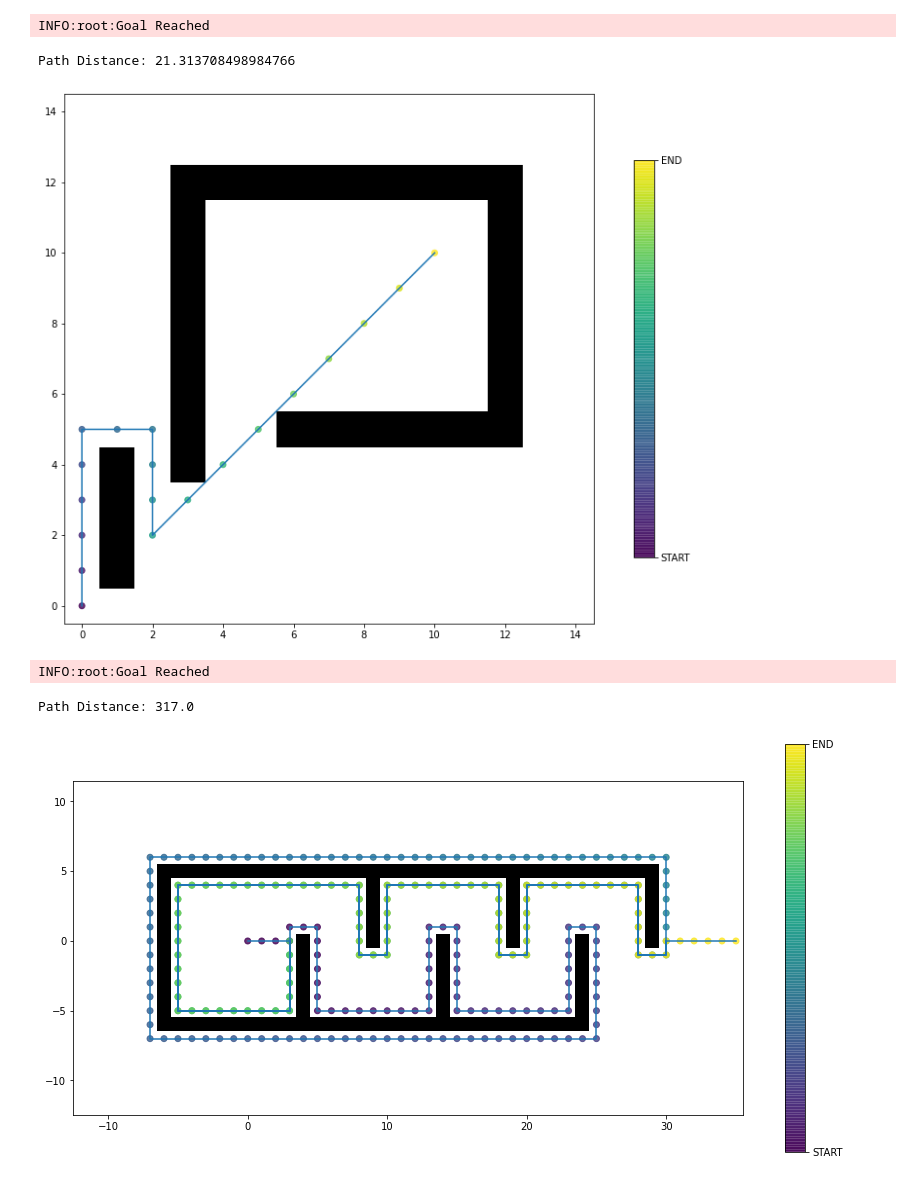
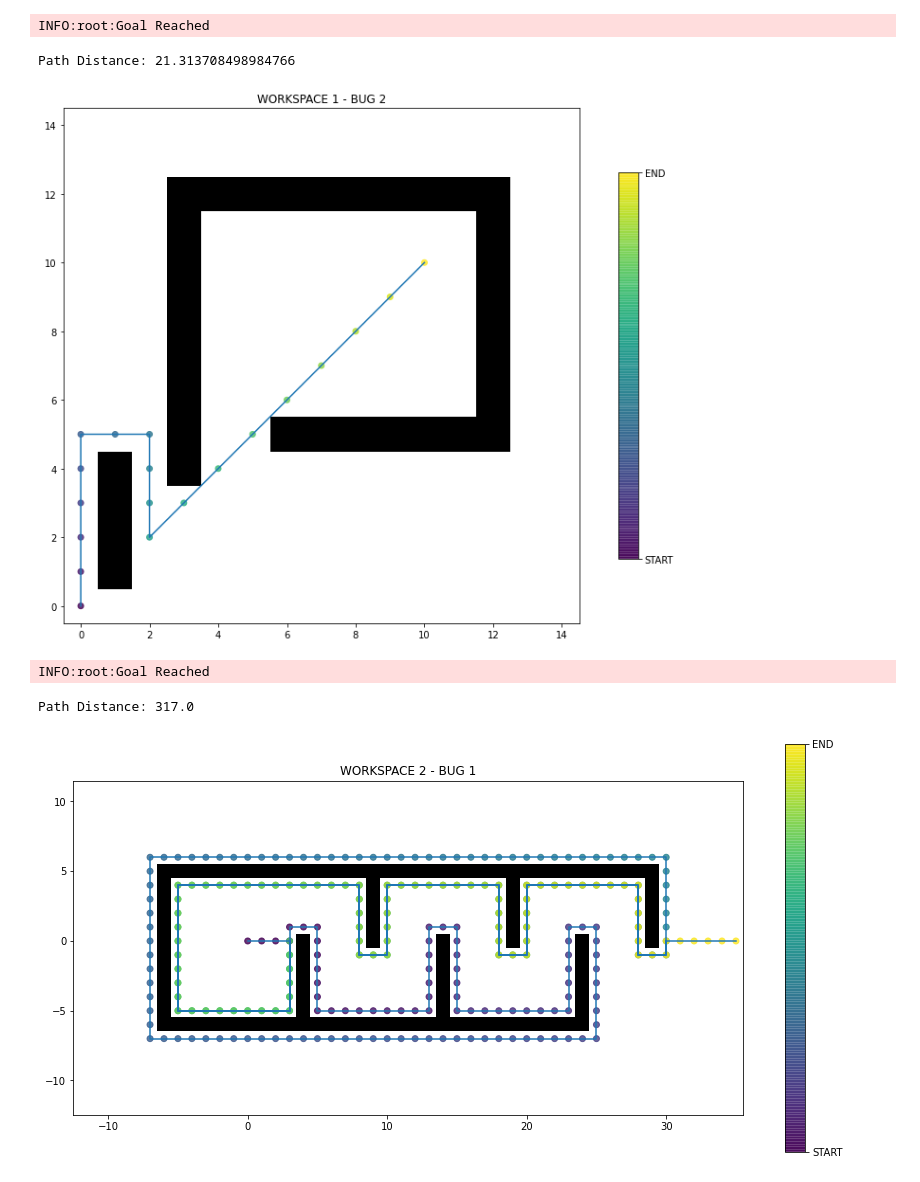
Before and after one commit to WhiffleFish/ASEN5519, a Jupyter notebook: HW1/FinalResultsDemo.ipynb, the cells around one changed output. Saved outputs shown, nothing was run; the diff lists cells and outputs as text; code cells hidden in the pictures.

```diff
--- a/HW1/FinalResultsDemo.ipynb
+++ b/HW1/FinalResultsDemo.ipynb
@@ -13,22 +14,24 @@ Path Distance: 108.0
 # %%
 path, dist = BUG2(qstart,qgoal,W)
 print("Path Distance:", dist)
 fig, ax = plot_path(path,W)
+ax.set_title("WORKSPACE 1 - BUG 2")
 plt.show()
 # %% [output]
 INFO:root:Goal Reached
 Path Distance: 21.313708498984766
-[figure, old version]
+[figure, new version]
 # %%
 qstart, qgoal, W, extents, pad = workspace2_data(pad=6)
 path, dist = BUG1(qstart,qgoal,W)
 print("Path Distance:", dist)
 fig, ax = plot_path(path,W,extents=extents,pad=pad)
+ax.set_title("WORKSPACE 2 - BUG 1")
 plt.show()
 # %% [output]
 INFO:root:Goal Reached
 Path Distance: 317.0
-[figure, old version]
+[figure, new version]
 # %%
 path, dist = BUG2(qstart,qgoal,W)
 print("Path Distance:", dist)
```
Also changed, not shown: parts of 2 cells of this notebook, 7 other files.
